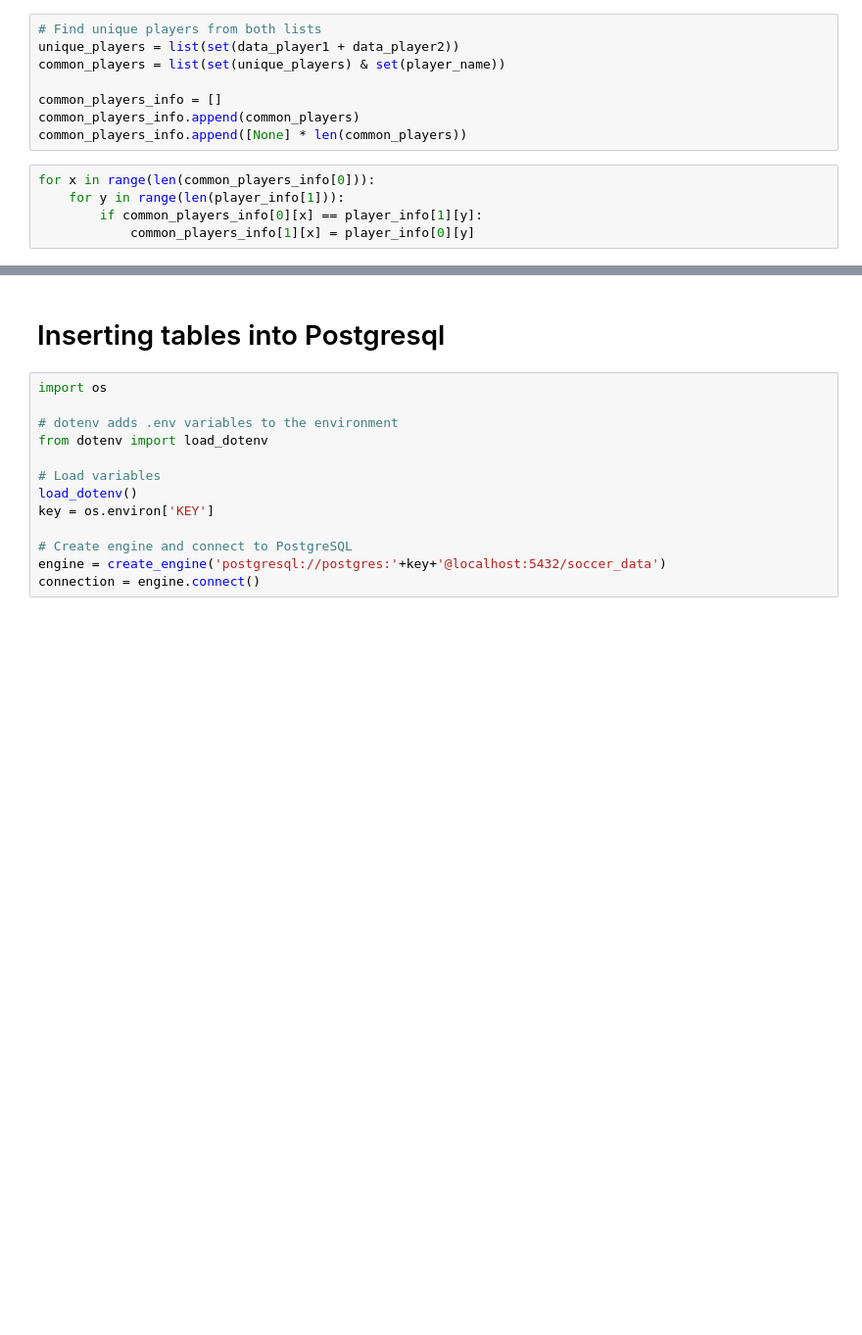
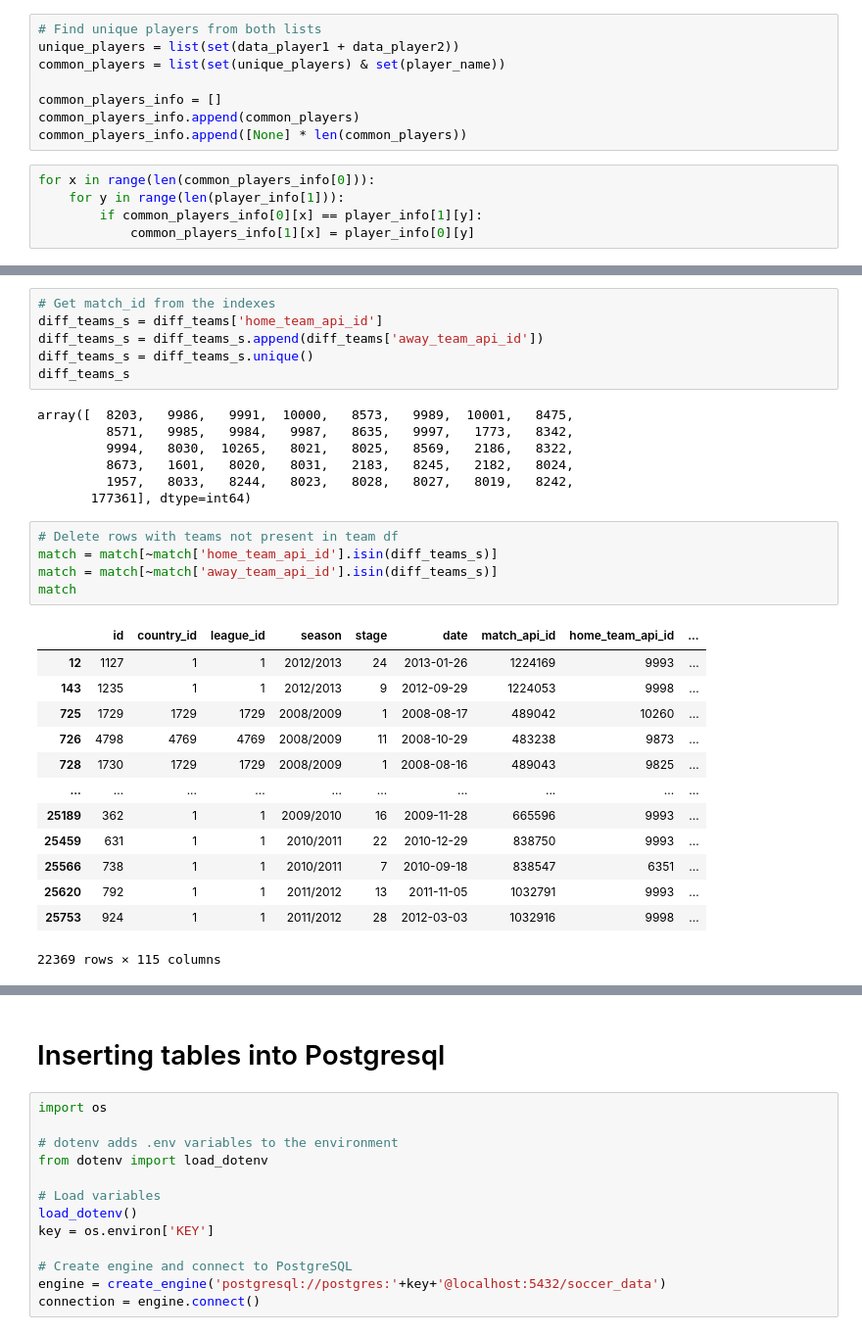
Before and after one commit to JaviPardox/ETL, a Jupyter notebook: Soccer_data.ipynb, the cells around one changed output, grey strips where cells are left out. Shown: that part at 98% size. Cells and saved outputs as stored; diff of their text form; blank space fills up the shorter version.

```diff
--- a/Soccer_data.ipynb
+++ b/Soccer_data.ipynb
@@ -302,0 +681,32 @@ player.loc[player['player_api_id'] == 129763]
+# %%
+# Get match_id from the indexes
+diff_teams_s = diff_teams['home_team_api_id']
+diff_teams_s = diff_teams_s.append(diff_teams['away_team_api_id'])
+diff_teams_s = diff_teams_s.unique()
+diff_teams_s
+# %% [output]
+array([  8203,   9986,   9991,  10000,   8573,   9989,  10001,   8475,
+         8571,   9985,   9984,   9987,   8635,   9997,   1773,   8342,
+         9994,   8030,  10265,   8021,   8025,   8569,   2186,   8322,
+         8673,   1601,   8020,   8031,   2183,   8245,   2182,   8024,
+         1957,   8033,   8244,   8023,   8028,   8027,   8019,   8242,
+       177361], dtype=int64)
+# %%
+# Delete rows with teams not present in team df
+match = match[~match['home_team_api_id'].isin(diff_teams_s)]
+match = match[~match['away_team_api_id'].isin(diff_teams_s)]
+match
+# %% [output]
+|  | id | country_id | league_id | season | stage | date | match_api_id | home_team_api_id | ... |
+| 12 | 1127 | 1 | 1 | 2012/2013 | 24 | 2013-01-26 | 1224169 | 9993 | ... |
+| 143 | 1235 | 1 | 1 | 2012/2013 | 9 | 2012-09-29 | 1224053 | 9998 | ... |
+| 725 | 1729 | 1729 | 1729 | 2008/2009 | 1 | 2008-08-17 | 489042 | 10260 | ... |
+| 726 | 4798 | 4769 | 4769 | 2008/2009 | 11 | 2008-10-29 | 483238 | 9873 | ... |
+| 728 | 1730 | 1729 | 1729 | 2008/2009 | 1 | 2008-08-16 | 489043 | 9825 | ... |
+| ... | ... | ... | ... | ... | ... | ... | ... | ... | ... |
+| 25189 | 362 | 1 | 1 | 2009/2010 | 16 | 2009-11-28 | 665596 | 9993 | ... |
+| 25459 | 631 | 1 | 1 | 2010/2011 | 22 | 2010-12-29 | 838750 | 9993 | ... |
+| 25566 | 738 | 1 | 1 | 2010/2011 | 7 | 2010-09-18 | 838547 | 6351 | ... |
+| 25620 | 792 | 1 | 1 | 2011/2012 | 13 | 2011-11-05 | 1032791 | 9993 | ... |
+| 25753 | 924 | 1 | 1 | 2011/2012 | 28 | 2012-03-03 | 1032916 | 9998 | ... |
+22369 rows × 115 columns
```
Also changed, not shown: parts of 65 cells of this notebook.
